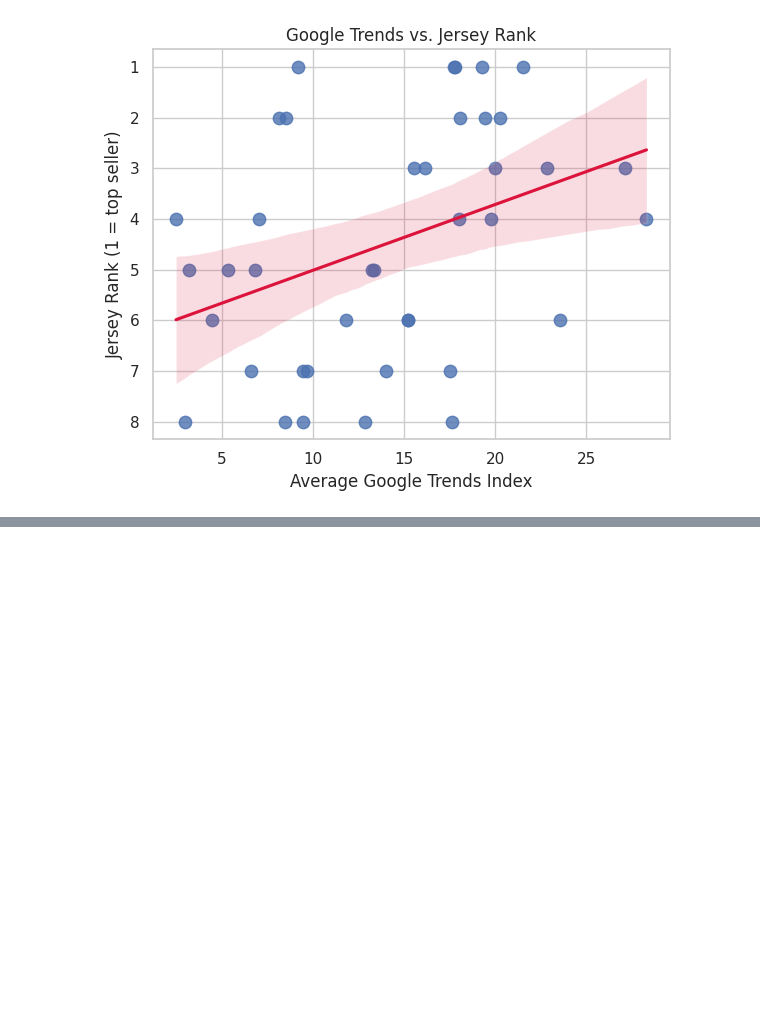
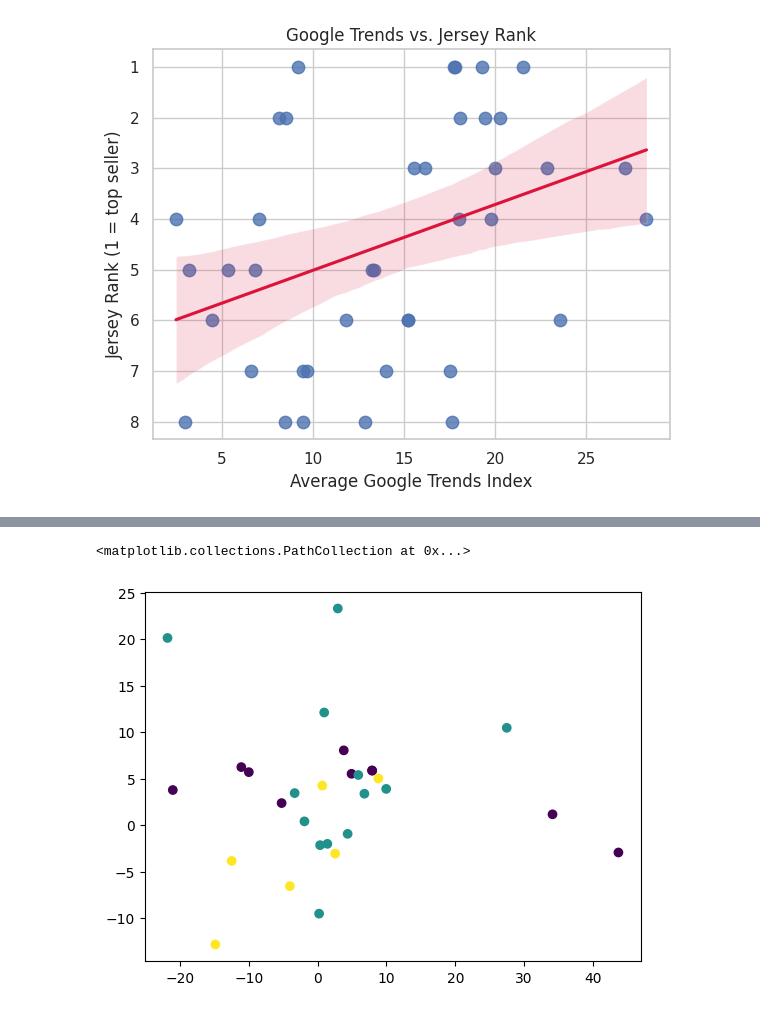
Before and after one commit to yigitnarci/dsa210-project-yigit.narci, a Jupyter notebook: dsa210_project_yigit_narci.ipynb, the cells around one changed output, grey strips where cells are left out. Cells and saved outputs as stored; diff of their text form; code cells hidden in the pictures; blank space fills up the shorter version.

```diff
--- a/dsa210_project_yigit_narci.ipynb
+++ b/dsa210_project_yigit_narci.ipynb
@@ -961,0 +1556,19 @@ Pearson  ρ = -0.374,  p = 0.017
+# %%
+# Diyelim df_full, sadece 5 sezonu içeriyor
+X_full = df_full[[
+    'Points/Game','Games Played','Minutes/Game','Award Count',
+    'Google Trends Score','length','BMI'
+]].dropna()
+
+# 2 bileşenli PCA
+from sklearn.decomposition import PCA
+pca = PCA(n_components=2, random_state=42)
+pcs = pca.fit_transform(X_full)
+# %%
+# --- Ön Hazırlık: sales_tier'i df_full'e ekle ---
+bins   = [0, 3, 6, 8]
+labels = ['High', 'Mid', 'Low']
+df_full['sales_tier'] = pd.cut(df_full['Jersey Rank'], bins=bins, labels=labels)
+
+# Kontrol
+df_full['sales_tier'].value_counts()
@@ -961,0 +1582,11 @@ Pearson  ρ = -0.374,  p = 0.017
+# %%
+# X_full zaten tanımlı
+# Şimdi aşağıdaki satır çalışır çünkü sales_tier var:
+plt.scatter(
+    pcs[:,0],
+    pcs[:,1],
+    c=df_full.loc[X_full.index,'sales_tier'].map({'High':0,'Mid':1,'Low':2})
+)
+# %% [output]
+<matplotlib.collections.PathCollection at 0x...>
+[figure, added]
```
Also changed, not shown: parts of 53 cells of this notebook, 13 other files.
